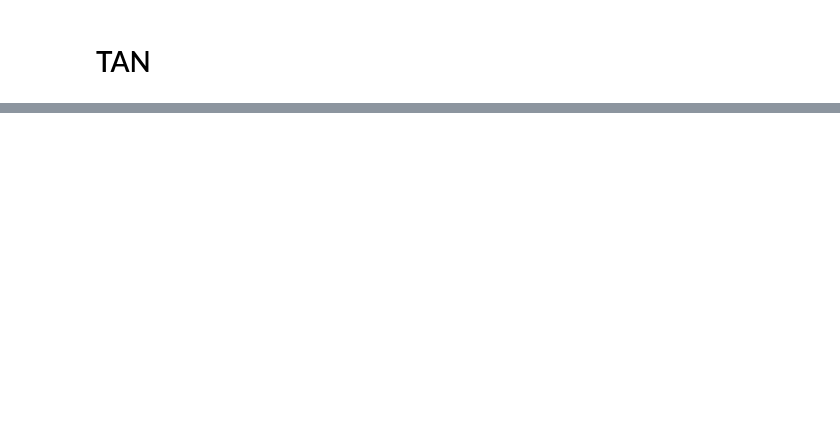
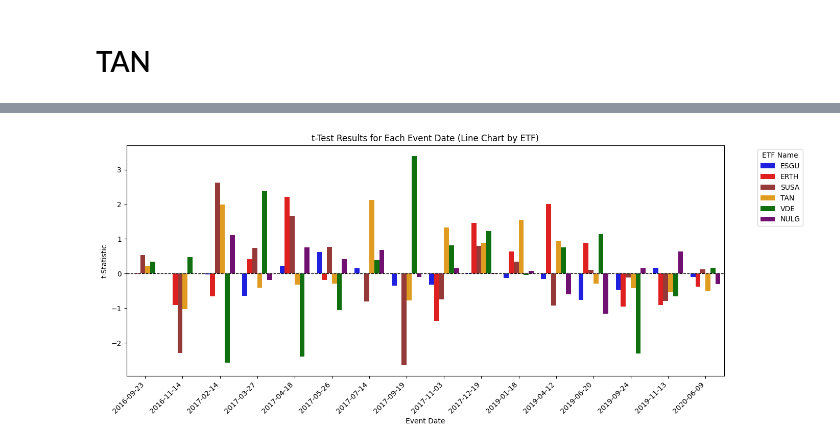
Before and after one commit to won172/DB, a Jupyter notebook: 코드/event_study2.ipynb, the cells around one changed output, grey strips where cells are left out. Cells and saved outputs as stored; diff of their text form; code cells hidden in the pictures; blank space fills up the shorter version.

```diff
--- a/코드/event_study2.ipynb
+++ b/코드/event_study2.ipynb
@@ -228,0 +414,20 @@ TAN_event_data[['Stock_Return', 'Expected_Return', 'Abnormal_Return', 'CAR']]
+# %%
+import numpy as np
+SUSA_event_data["Stock_Return"] = np.log(SUSA_event_data["Stock_Price"] / SUSA_event_data["Stock_Price"].shift(1))
+SUSA_event_data["Market_Return"] = np.log(SUSA_event_data["Market_Price"] / SUSA_event_data["Market_Price"].shift(1))
+# %%
+
+# 시장 수익률과 개별 주식 수익률 계산
+SUSA_estimation_data['Market_Return'] = SUSA_estimation_data['Market_Price'].pct_change().fillna(0)
+SUSA_estimation_data['Stock_Return'] = SUSA_estimation_data['Stock_Price'].pct_change().fillna(0)
+
+# 회귀 분석을 통한 알파와 베타 추정
+X = sm.add_constant(SUSA_estimation_data['Market_Return'].dropna())
+y = SUSA_estimation_data['Stock_Return'].dropna()
+model = sm.OLS(y, X).fit()
+alpha, beta = model.params
+# %%
+SUSA_event_data['Expected_Return'] = (alpha + beta * SUSA_event_data['Market_Return'])
+# %%
+a = SUSA_event_data['Stock_Return'].values
+b = SUSA_event_data['Expected_Return'].values
@@ -228,0 +595,47 @@ TAN_event_data[['Stock_Return', 'Expected_Return', 'Abnormal_Return', 'CAR']]
+# %%
+import matplotlib.pyplot as plt
+import seaborn as sns
+
+# 이벤트 날짜별 t-stat 값 필터링
+event_results = final_df[final_df['Event_Flag'] == 1][['ETF_Name', 't_test', 'p_value']].reset_index()
+
+# Date 열을 datetime 형식으로 변환 (이 부분이 핵심 수정)
+event_results['Date'] = pd.to_datetime(event_results['Date'])
+
+# 날짜순으로 정렬
+event_results = event_results.sort_values('Date')
+
+custom_colors = {
+    'ESGU': 'blue',
+    'ERTH': 'red',
+    'VDE': 'green',
+    'NULG': 'purple',
+    'TAN': 'orange',
+    'SUSA': 'brown'
+}
+
+# 그래프 크기 설정
+plt.figure(figsize=(14, 6))
+
+# ETF별 t-검정 값을 꺾은선 그래프로 시각화
+sns.barplot(data=event_results, x='Date', y='t_test', hue='ETF_Name', palette=custom_colors)
+
+# 수평 기준선 (t = 0)
+plt.axhline(y=0, color='black', linestyle='--', linewidth=1)
+
+# 그래프 라벨 및 제목
+plt.ylabel("t-Statistic")
+plt.xlabel("Event Date")
+plt.title("t-Test Results for Each Event Date (Line Chart by ETF)")
+
+# 날짜 포맷팅
+plt.xticks(rotation=45, ha='right')
+
+# 범례 위치 조정
+plt.legend(title="ETF Name", bbox_to_anchor=(1.05, 1), loc='upper left')
+
+# 그래프 출력
+plt.tight_layout()
+plt.show()
+# %% [output]
+[figure, added]
```
Also changed, not shown: parts of 49 cells of this notebook, 1 other file.
